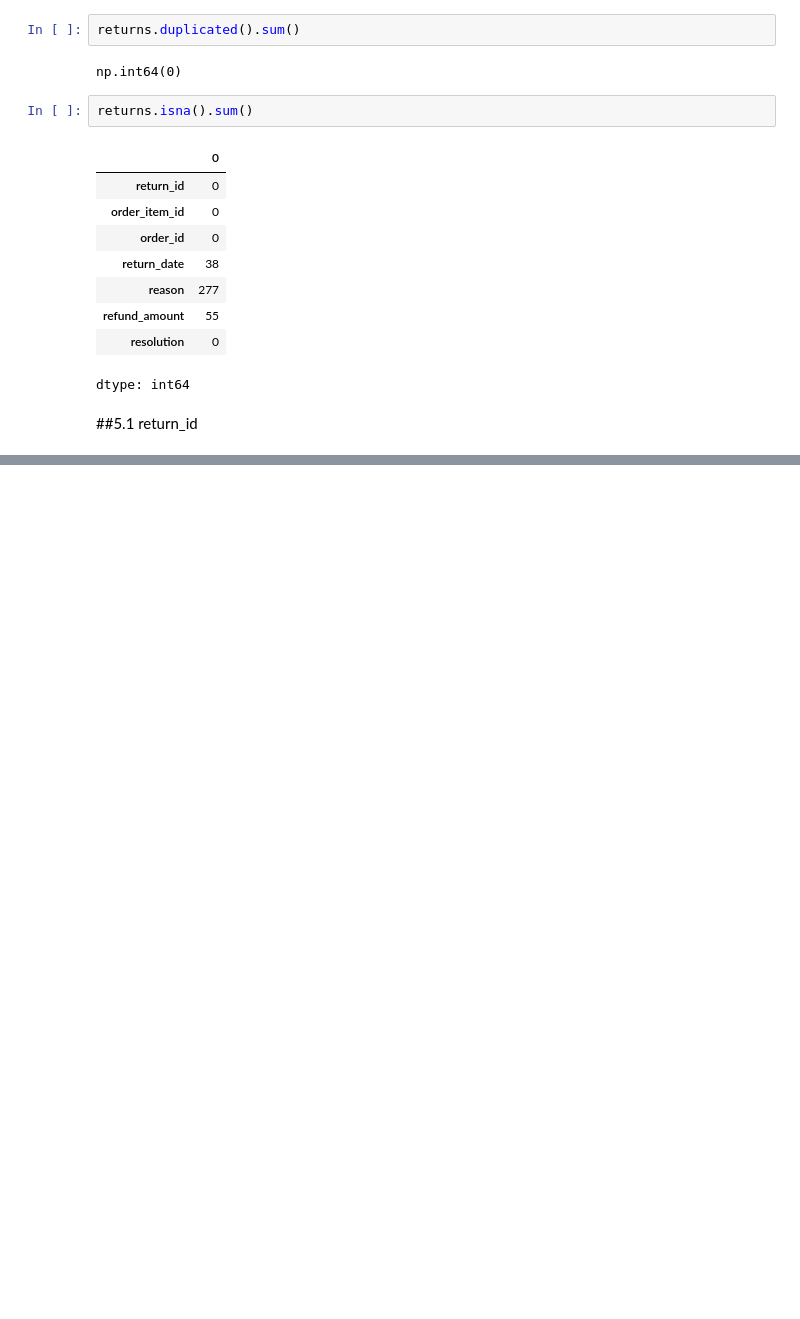
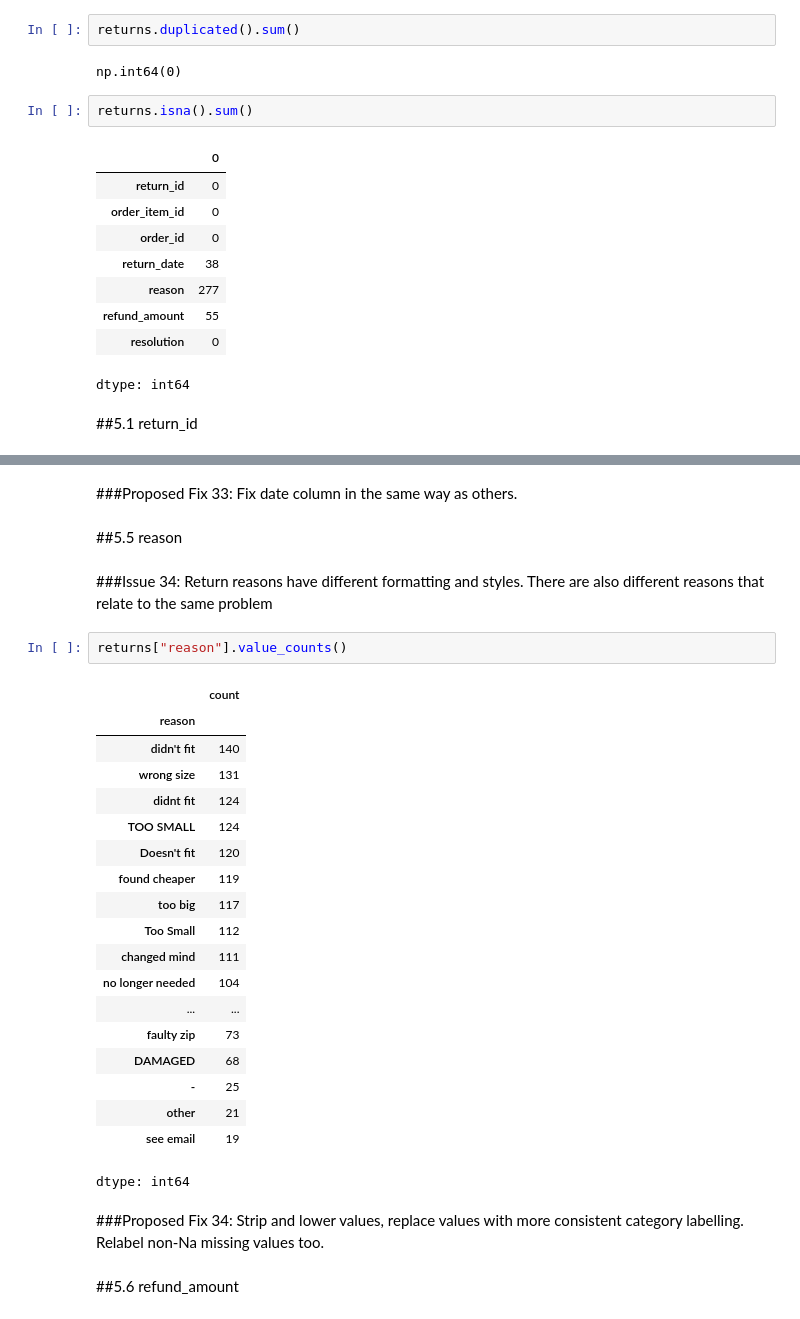
Before and after one commit to LSRajan/valley-outfitters-analysis, a Jupyter notebook: notebooks/01_profiling.ipynb, the cells around one changed output, grey strips where cells are left out. Saved outputs shown, nothing was run; the diff lists cells and outputs as text; blank space fills up the shorter version.

```diff
--- a/notebooks/01_profiling.ipynb
+++ b/notebooks/01_profiling.ipynb
@@ -1503,0 +1594,32 @@ returns
+# %% [markdown]
+###Proposed Fix 33: Fix date column in the same way as others.
+# %% [markdown]
+##5.5 reason
+# %% [markdown]
+###Issue 34: Return reasons have different formatting and styles. There are also different reasons that relate to the same problem
+# %%
+returns["reason"].value_counts()
+# %% [output]
+|  | count |
+| reason |  |
+| didn't fit | 140 |
+| wrong size | 131 |
+| didnt fit | 124 |
+| TOO SMALL | 124 |
+| Doesn't fit | 120 |
+| found cheaper | 119 |
+| too big | 117 |
+| Too Small | 112 |
+| changed mind | 111 |
+| no longer needed | 104 |
+| ... | ... |
+| faulty zip | 73 |
+| DAMAGED | 68 |
+| - | 25 |
+| other | 21 |
+| see email | 19 |
+dtype: int64
+# %% [markdown]
+###Proposed Fix 34: Strip and lower values, replace values with more consistent category labelling. Relabel non-Na missing values too.
+# %% [markdown]
+##5.6 refund_amount
```
Also changed, not shown: parts of 71 cells of this notebook.
